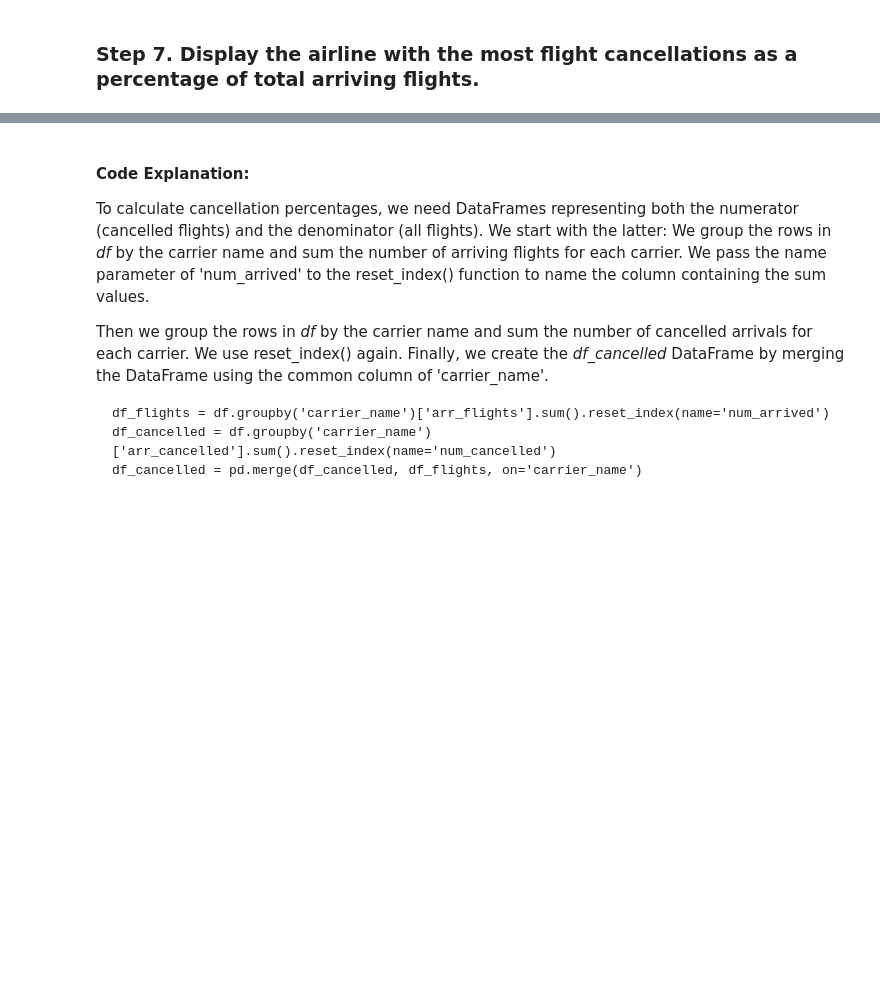
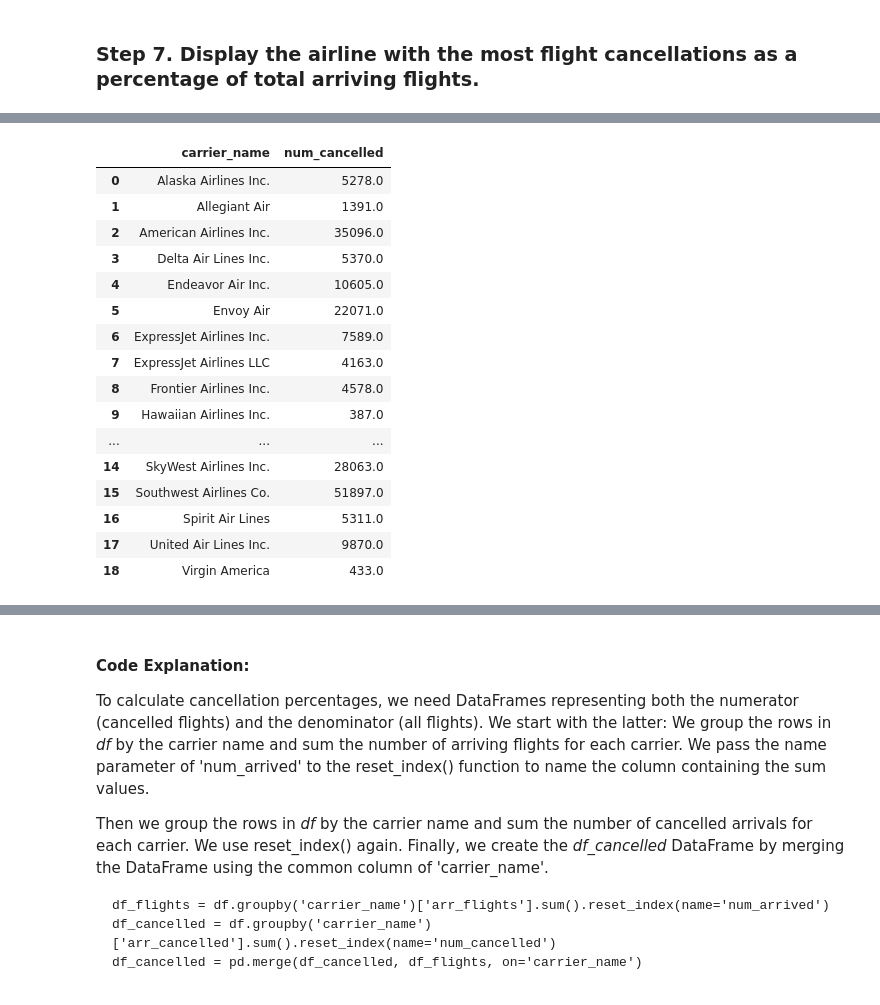
Before and after one commit to deniskristak/data-analysis-learning, a Jupyter notebook: Learn Python Data Analytics by Example - Airline Arrival Delays.ipynb, the cells around one changed output, grey strips where cells are left out. Drawn from its saved outputs; the diff is of its cells as text; code cells hidden in the pictures; blank space fills up the shorter version.

```diff
--- a/Learn Python Data Analytics by Example - Airline Arrival Delays.ipynb
+++ b/Learn Python Data Analytics by Example - Airline Arrival Delays.ipynb
@@ -348,0 +371,21 @@ print("Number of Delays: " + str(df_f['carrier_ct'].sum()  + df_f['weather_ct'].
+# %%
+df_cancelled = df.groupby('carrier_name')['arr_cancelled'].sum().reset_index(name='num_cancelled')
+df_cancelled
+# %% [output]
+|  | carrier_name | num_cancelled |
+| 0 | Alaska Airlines Inc. | 5278.0 |
+| 1 | Allegiant Air | 1391.0 |
+| 2 | American Airlines Inc. | 35096.0 |
+| 3 | Delta Air Lines Inc. | 5370.0 |
+| 4 | Endeavor Air Inc. | 10605.0 |
+| 5 | Envoy Air | 22071.0 |
+| 6 | ExpressJet Airlines Inc. | 7589.0 |
+| 7 | ExpressJet Airlines LLC | 4163.0 |
+| 8 | Frontier Airlines Inc. | 4578.0 |
+| 9 | Hawaiian Airlines Inc. | 387.0 |
+| ... | ... | ... |
+| 14 | SkyWest Airlines Inc. | 28063.0 |
+| 15 | Southwest Airlines Co. | 51897.0 |
+| 16 | Spirit Air Lines | 5311.0 |
+| 17 | United Air Lines Inc. | 9870.0 |
+| 18 | Virgin America | 433.0 |
```
Also changed, not shown: parts of 8 cells of this notebook, 2 other files.
